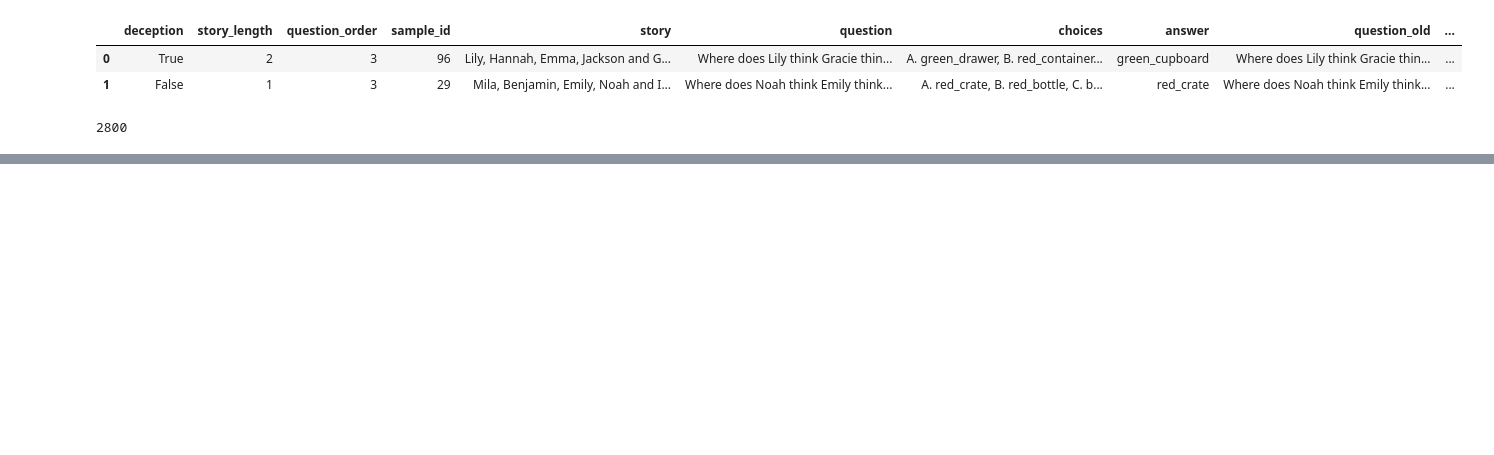
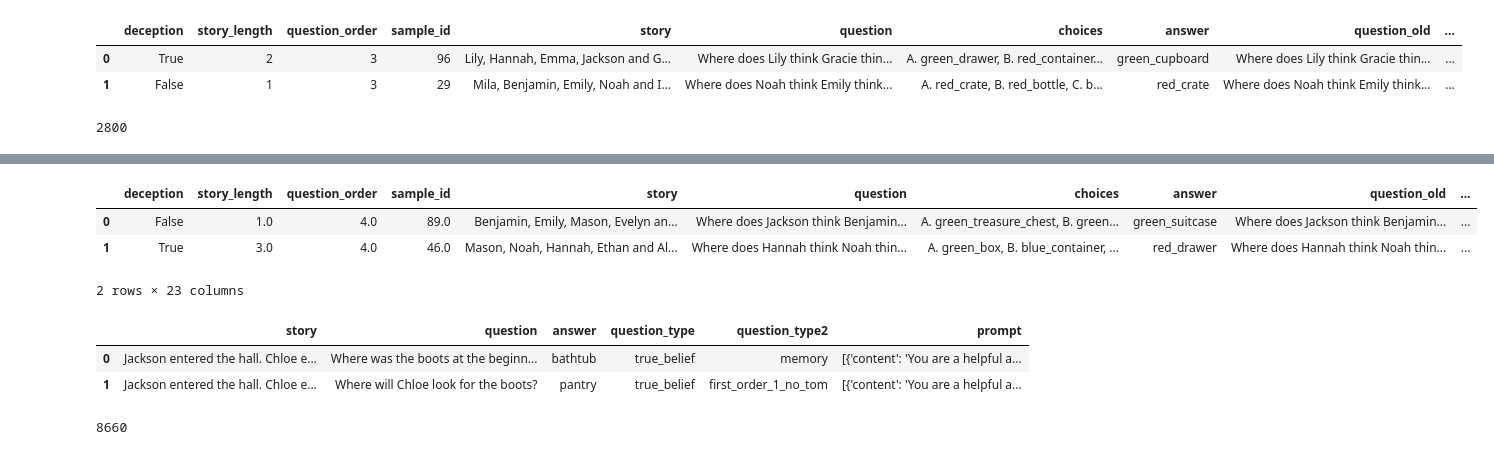
Before and after one commit to zhebushipinyin/Tom-RL, a Jupyter notebook: SimpleGRPO/clean_data/tom_data_balanced_HiTom_ExpTom.ipynb, the cells around one changed output, grey strips where cells are left out. Drawn from its saved outputs; the diff is of its cells as text; code cells hidden in the pictures; blank space fills up the shorter version.

```diff
--- a/SimpleGRPO/clean_data/tom_data_balanced_HiTom_ExpTom.ipynb
+++ b/SimpleGRPO/clean_data/tom_data_balanced_HiTom_ExpTom.ipynb
@@ -176,0 +233,7 @@ data.to_parquet('../data/train/ToM_train_HiEx.parquet')
+# %%
+dfh[:1000].head(2)
+# %% [output]
+|  | deception | story_length | question_order | sample_id | story | question | choices | answer | question_old | ... |
+| 0 | False | 1.0 | 4.0 | 89.0 | Benjamin, Emily, Mason, Evelyn an... | Where does Jackson think Benjamin... | A. green_treasure_chest, B. green... | green_suitcase | Where does Jackson think Benjamin... | ... |
+| 1 | True | 3.0 | 4.0 | 46.0 | Mason, Noah, Hannah, Ethan and Al... | Where does Hannah think Noah thin... | A. green_box, B. blue_container, ... | red_drawer | Where does Hannah think Noah thin... | ... |
+2 rows × 23 columns
@@ -176,0 +244,6 @@ data.to_parquet('../data/train/ToM_train_HiEx.parquet')
+# %%
+dftomi.head(2)
+# %% [output]
+|  | story | question | answer | question_type | question_type2 | prompt |
+| 0 | Jackson entered the hall. Chloe e... | Where was the boots at the beginn... | bathtub | true_belief | memory | [{'content': 'You are a helpful a... |
+| 1 | Jackson entered the hall. Chloe e... | Where will Chloe look for the boots? | pantry | true_belief | first_order_1_no_tom | [{'content': 'You are a helpful a... |
@@ -176,0 +264,4 @@ data.to_parquet('../data/train/ToM_train_HiEx.parquet')
+# %%
+len(df_test)
+# %% [output]
+8660
```
Also changed, not shown: parts of 23 cells of this notebook, 4 other files.
